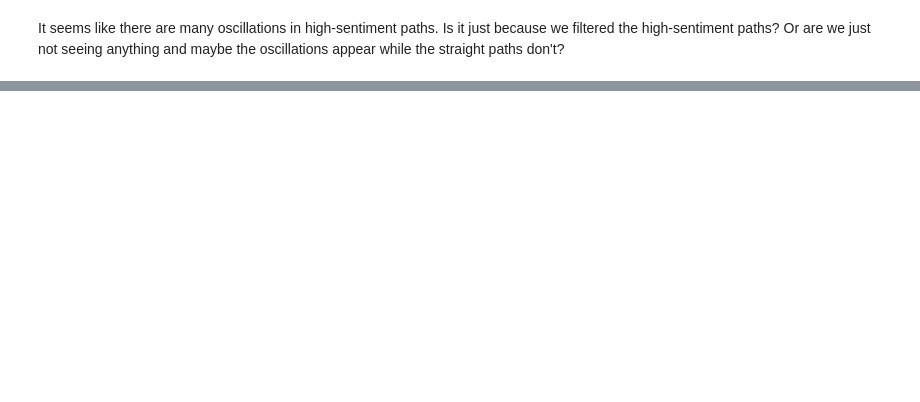
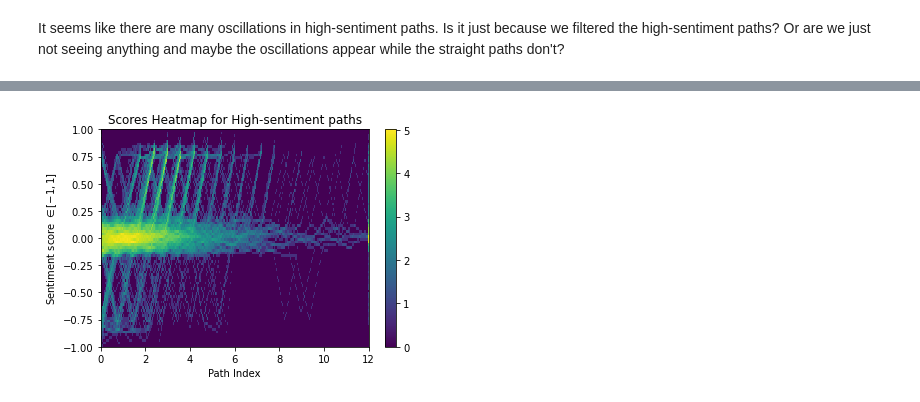
Before and after one commit to epfl-ada/ada-2023-project-statsquad3, a Jupyter notebook: Neutral articles.ipynb, the cells around one changed output, grey strips where cells are left out. Saved outputs shown, nothing was run; the diff lists cells and outputs as text; code cells hidden in the pictures; blank space fills up the shorter version.

```diff
--- a/Neutral articles.ipynb
+++ b/Neutral articles.ipynb
@@ -92,0 +116,3 @@ It seems like there are many oscillations in high-sentiment paths. Is it just be
+# %%
+df["target_score_raw"] = df.apply(lambda x: x['Scores'][-1] if np.isnan(x['Target score']) else x['Target score'], axis=1)
+df
@@ -92,0 +135,4 @@ It seems like there are many oscillations in high-sentiment paths. Is it just be
+# %%
+df_positive = df[(df["target_score_raw"] >= 0.75) & (df["Path_length"] > 2)]
+df_neutral = df[(df["target_score_raw"] > -0.5) & (df["target_score_raw"] < 0) & (df["Path_length"] > 2)]
+df_negative = df[(df["target_score_raw"] <= -0.9) & (df["Path_length"] > 2)]
@@ -92,0 +171,4 @@ It seems like there are many oscillations in high-sentiment paths. Is it just be
+# %%
+path_heatmap(df_positive)
+# %% [output]
+[figure, added]
```
Also changed, not shown: parts of 24 cells of this notebook, 1 other file.
